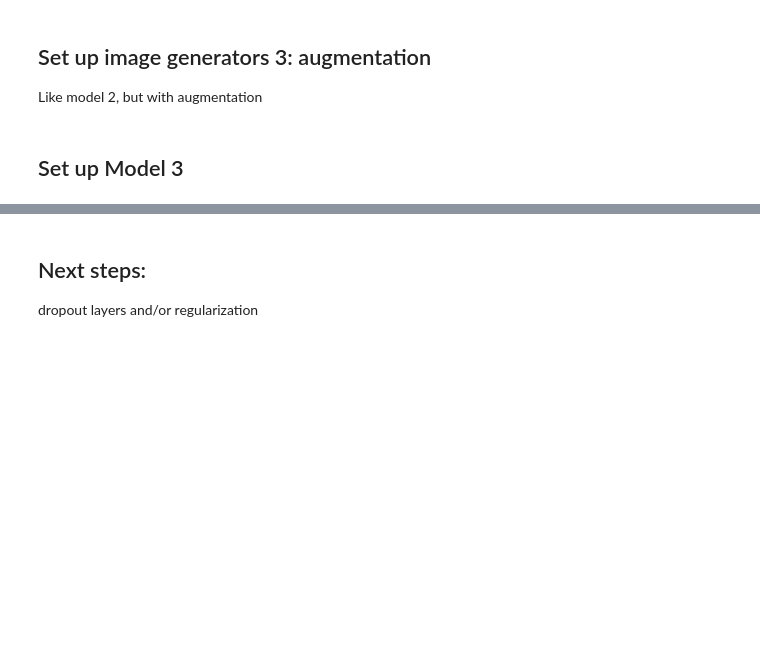
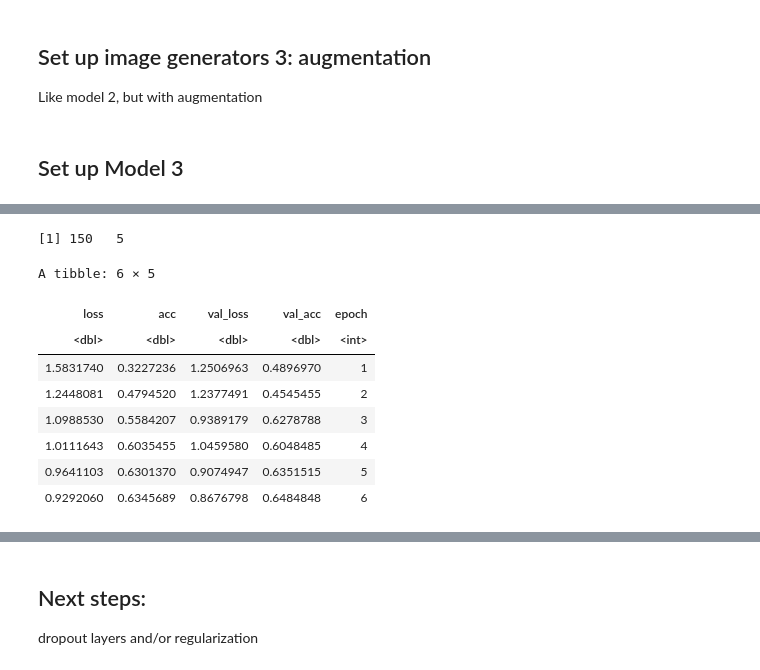
Before and after one commit to jnmaloof/DeepLearning_JulinMaloof, a Jupyter notebook: Flowers_R_Kefras.ipynb, the cells around one changed output, grey strips where cells are left out. Drawn from its saved outputs; the diff is of its cells as text; code cells hidden in the pictures; blank space fills up the shorter version.

```diff
--- a/Flowers_R_Kefras.ipynb
+++ b/Flowers_R_Kefras.ipynb
@@ -630,0 +641,16 @@ val_loss: 0.626
+# %%
+history3 <- bind_rows(history3_list) %>%
+  mutate(epoch=1:nrow(.))
+dim(history3)
+head(history3)
+# %% [output]
+[1] 150   5
+A tibble: 6 × 5
+| loss | acc | val_loss | val_acc | epoch |
+| <dbl> | <dbl> | <dbl> | <dbl> | <int> |
+| 1.5831740 | 0.3227236 | 1.2506963 | 0.4896970 | 1 |
+| 1.2448081 | 0.4794520 | 1.2377491 | 0.4545455 | 2 |
+| 1.0988530 | 0.5584207 | 0.9389179 | 0.6278788 | 3 |
+| 1.0111643 | 0.6035455 | 1.0459580 | 0.6048485 | 4 |
+| 0.9641103 | 0.6301370 | 0.9074947 | 0.6351515 | 5 |
+| 0.9292060 | 0.6345689 | 0.8676798 | 0.6484848 | 6 |
```
Also changed, not shown: parts of 15 cells of this notebook.
